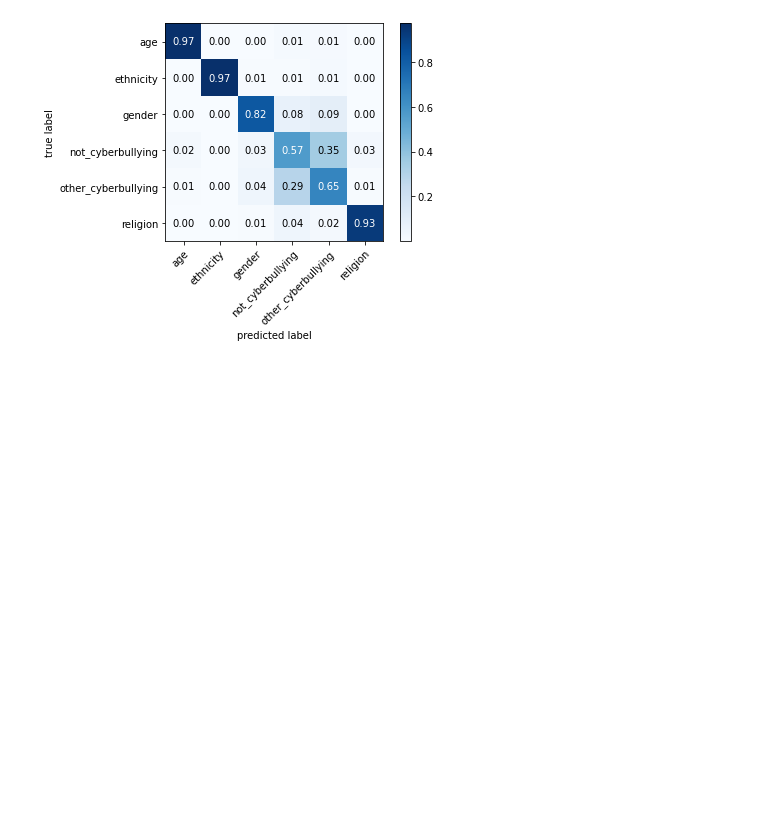
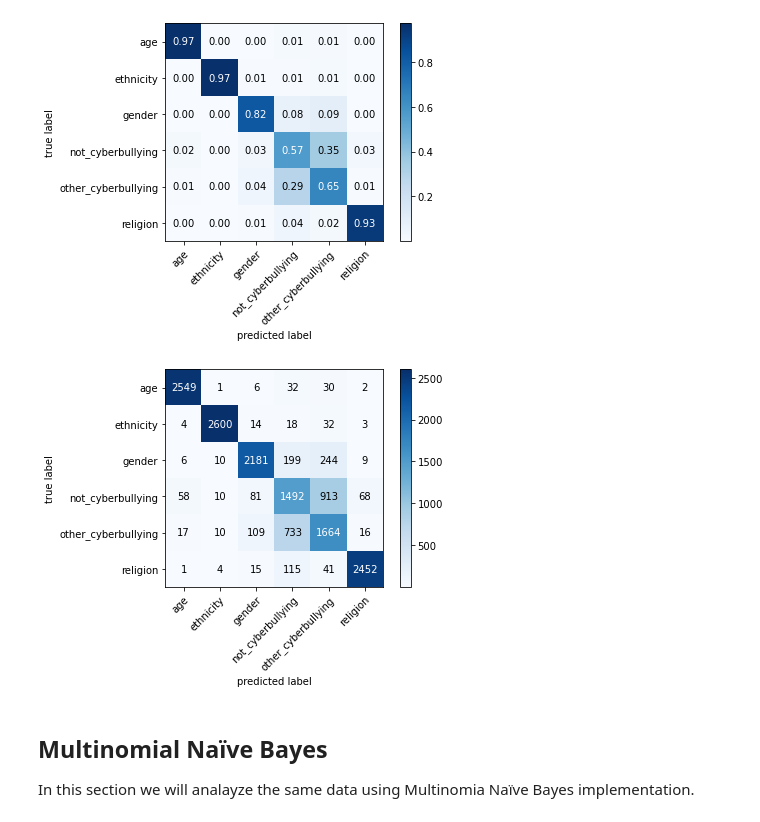
Before and after one commit to abdicodes/text-cassification, a Jupyter notebook: Hate speech detection.ipynb, the cells around one changed output. Drawn from its saved outputs; the diff is of its cells as text; code cells hidden in the pictures; blank space fills up the shorter version.

```diff
--- a/Hate speech detection.ipynb
+++ b/Hate speech detection.ipynb
@@ -132,7 +184,8 @@ stop_words = set(stopwords.words('english'))
 
 def remove_stop_words(text):
     tokens = nltk.word_tokenize(text)
-    filtered_tokens = ' '.join(wordnet_lemmatizer.lemmatize(token) for token in tokens if token not in stop_words)
+#     filtered_tokens = ' '.join(wordnet_lemmatizer.lemmatize(token) for token in tokens if token not in stop_words)
+    filtered_tokens = [wordnet_lemmatizer.lemmatize(token) for token in tokens if token not in stop_words]
     return filtered_tokens
-
+#This will create a new column called filtered tokens
 df['filtered_tokens'] = df['tweet_text'].apply(remove_stop_words)
@@ -145,2 +214,2 @@ y = df.target.values
 # %%
-X_train, X_test, y_train, y_test = train_test_split( X, y, test_size=0.33, random_state=0)
+x_train, x_test, y_train, y_test = train_test_split( X, y, test_size=0.33, random_state=0)
@@ -164,6 +216,6 @@ print(confusion)
 # %%
 # Vectorization using CountVectorizer
 vectorizer = CountVectorizer()
-vectorizer.fit(X_train)
-X_train = vectorizer.transform(X_train)
-X_test  = vectorizer.transform(X_test)
+vectorizer.fit(x_train)
+X_train = vectorizer.transform(x_train)
+X_test  = vectorizer.transform(x_test)
@@ -225,4 +290,13 @@ figure, ax = plot_confusion_matrix(conf_mat = confusion,
 plt.show()
 # %% [output]
 [figure]
+# %%
+figure, ax = plot_confusion_matrix(conf_mat = confusion,class_names = classes,colorbar = True)
+plt.show()
+# %% [output]
+[figure, added]
+# %% [markdown]
+## Multinomial Naїve Bayes
+
+In this section we will analayze the same data using Multinomia Naïve Bayes implementation.
 # %%
```
Also changed, not shown: parts of 56 cells of this notebook.
